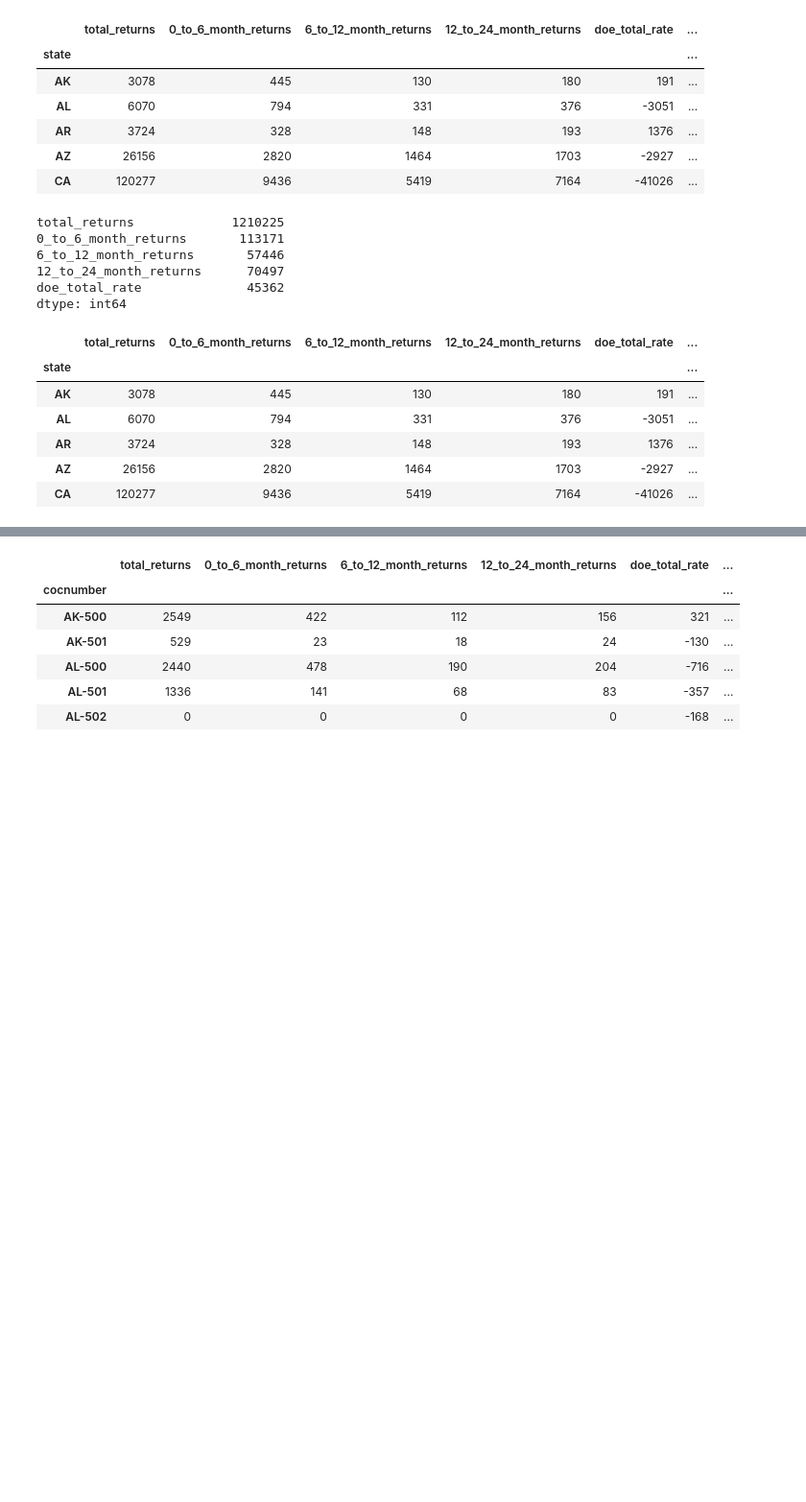
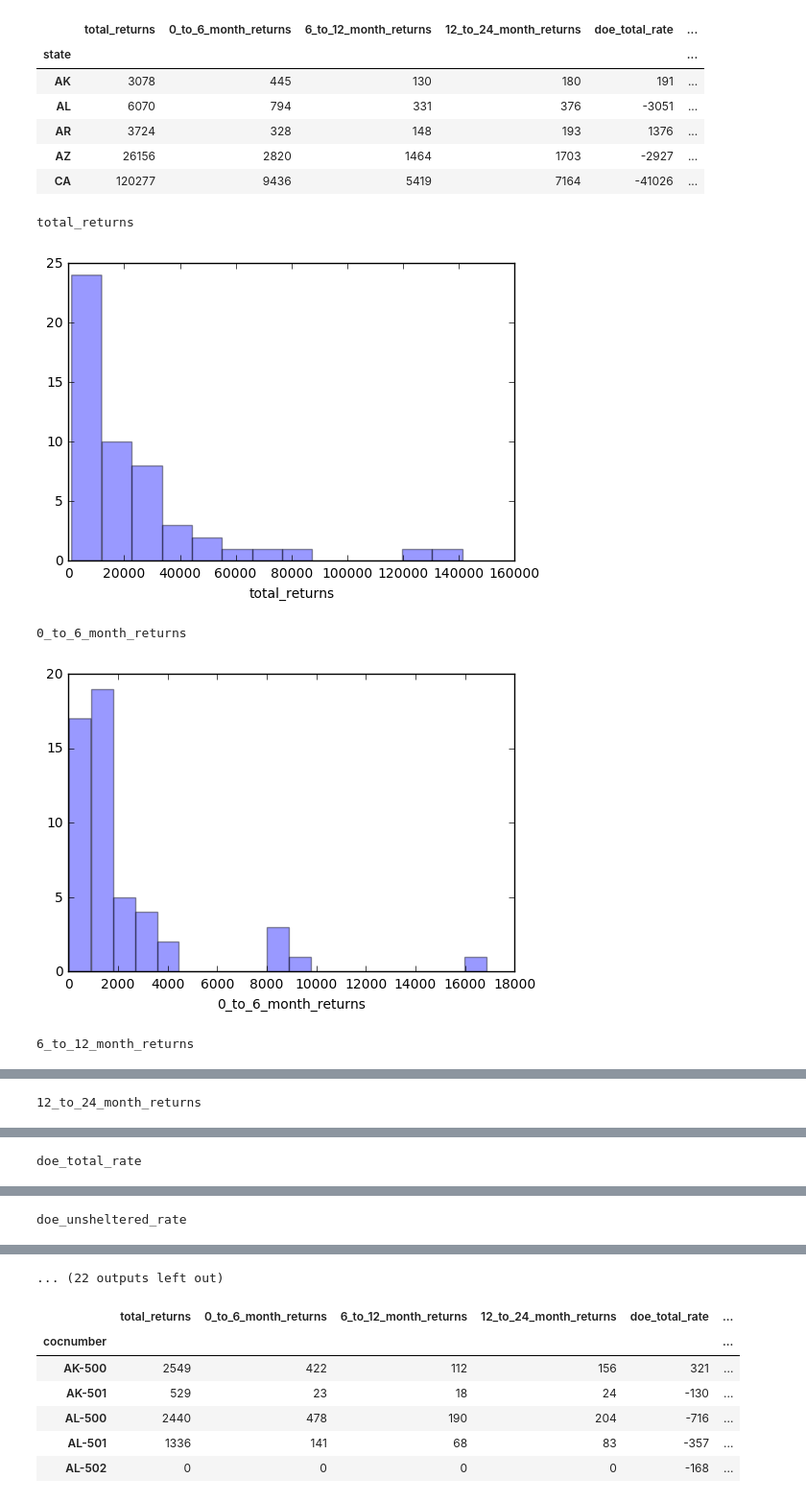
Before and after one commit to daniels241/UCLAx-Data-Science-Project, a Jupyter notebook: Notebooks/Modeling.ipynb, the cells around one changed output, grey strips where cells are left out. Shown at 96% size. Drawn from its saved outputs; the diff is of its cells as text; code cells hidden in the pictures; blank space fills up the shorter version.

```diff
--- a/Notebooks/Modeling.ipynb
+++ b/Notebooks/Modeling.ipynb
@@ -118,27 +460,14 @@ state_totals.head()
 | AR | 3724 | 328 | 148 | 193 | 1376 | ... |
 | AZ | 26156 | 2820 | 1464 | 1703 | -2927 | ... |
 | CA | 120277 | 9436 | 5419 | 7164 | -41026 | ... |
-# %%
-national_totals = national_time_series.sum(axis = 0)
-national_totals.head()
-# %% [output]
-total_returns             1210225
-0_to_6_month_returns       113171
-6_to_12_month_returns       57446
-12_to_24_month_returns      70497
-doe_total_rate              45362
-dtype: int64
-# %%
-coc_plurality_by_state = pd.get_dummies(modeling_data_space[['state', 'coc_category']].groupby('state').agg(lambda x:x.value_counts().index[0]))
-state_totals_plural_coc_category = state_totals.join(coc_plurality_by_state, on = 'state').copy()
-state_totals_plural_coc_category = state_totals_plural_coc_category.rename(columns = {'coc_category':'most_common_coc_category'})
-state_totals_plural_coc_category.to_csv('state_totals_plural_coc_category.csv', index = False)
-state_totals_plural_coc_category.head()
-# %% [output]
-|  | total_returns | 0_to_6_month_returns | 6_to_12_month_returns | 12_to_24_month_returns | doe_total_rate | ... |
-| state |  |  |  |  |  | ... |
-| AK | 3078 | 445 | 130 | 180 | 191 | ... |
-| AL | 6070 | 794 | 331 | 376 | -3051 | ... |
-| AR | 3724 | 328 | 148 | 193 | 1376 | ... |
-| AZ | 26156 | 2820 | 1464 | 1703 | -2927 | ... |
-| CA | 120277 | 9436 | 5419 | 7164 | -41026 | ... |
+# %%
+for col in state_totals.columns:
+    print(col)
+    sns.distplot(state_totals[col], kde = False)
+    plt.show()
+# %% [output]
+total_returns
+[figure, added]
+0_to_6_month_returns
+[figure, added]
+6_to_12_month_returns
@@ -144,0 +475 @@ state_totals_plural_coc_category.head()
+12_to_24_month_returns
@@ -144,0 +477 @@ state_totals_plural_coc_category.head()
+doe_total_rate
@@ -144,0 +479 @@ state_totals_plural_coc_category.head()
+doe_unsheltered_rate
@@ -145,2 +481,3 @@ state_totals_plural_coc_category.head()
+... (22 outputs left out)
 # %%
 coc_totals = modeling_data_space.groupby('cocnumber').sum().drop(columns = 'year')
```
Also changed, not shown: parts of 29 cells of this notebook, 1 other file.
